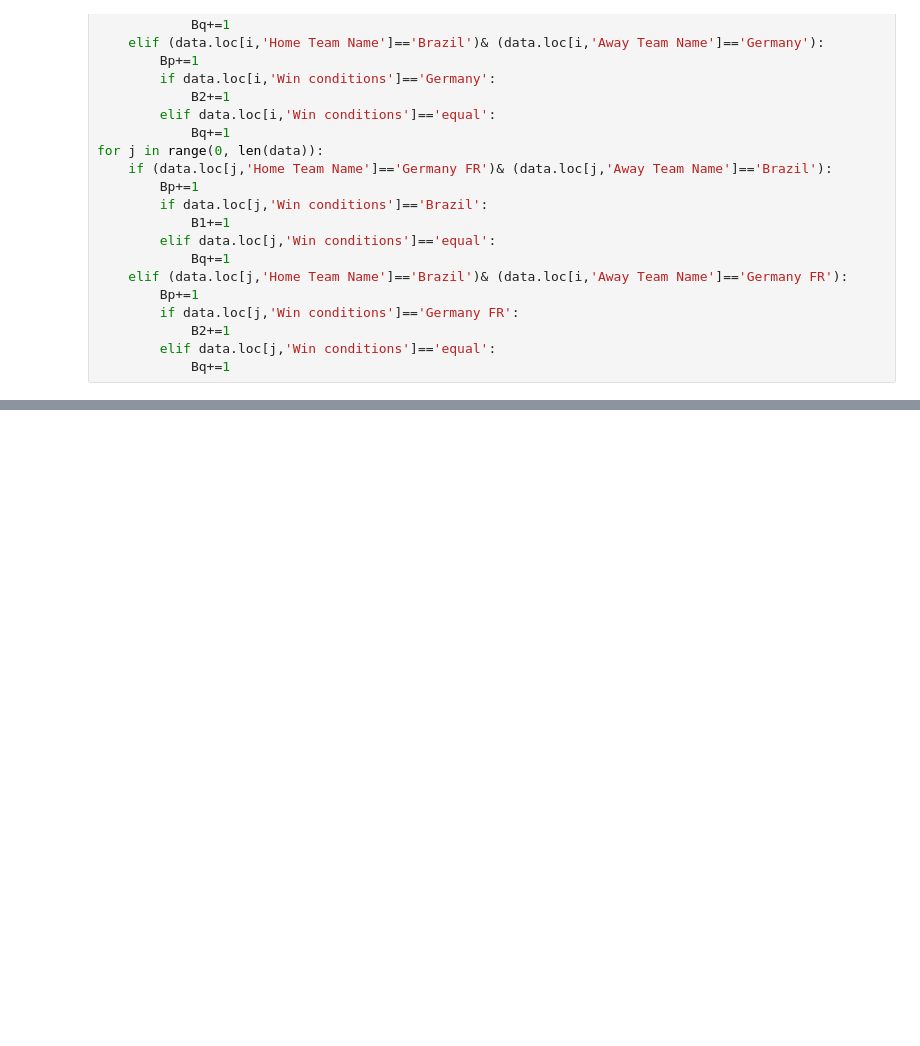
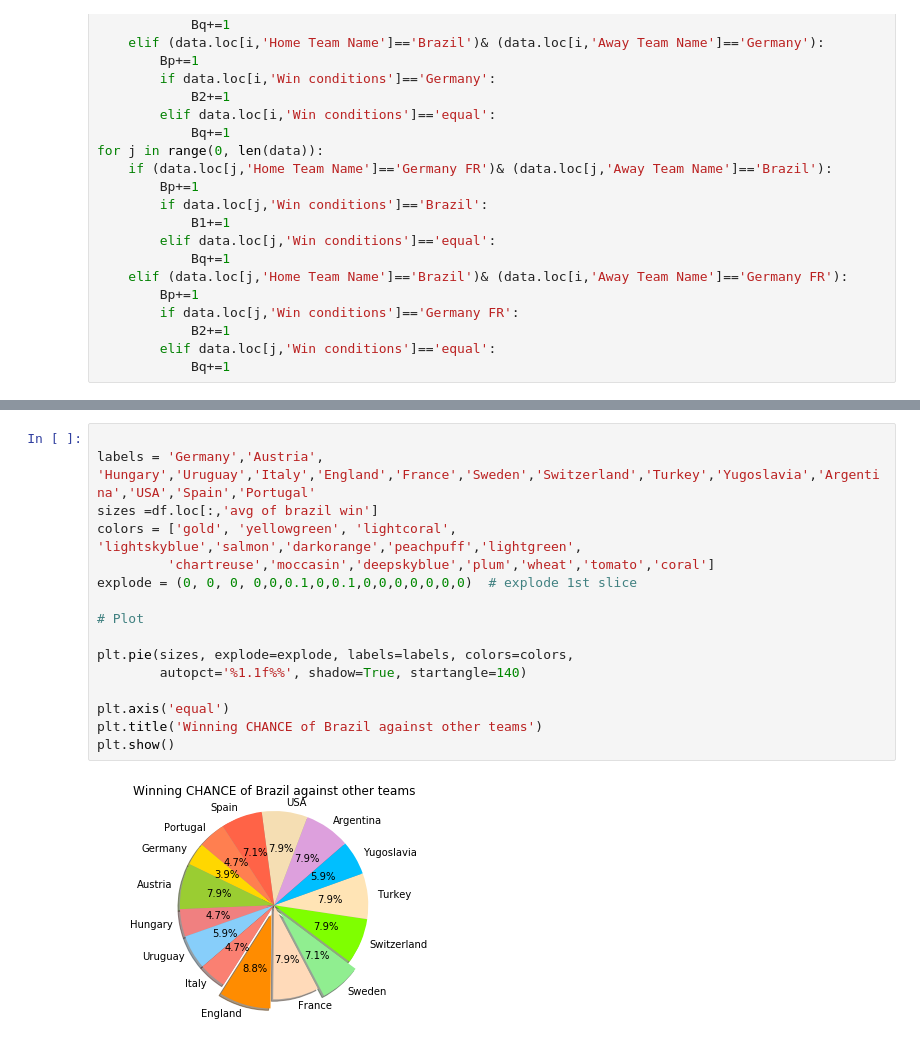
Before and after one commit to MasoudMoeini/Football-World-Cup, a Jupyter notebook: Football_WorldCup_03.ipynb, the cells around one changed output, grey strips where cells are left out. Cells and saved outputs as stored; diff of their text form; blank space fills up the shorter version.

```diff
--- a/Football_WorldCup_03.ipynb
+++ b/Football_WorldCup_03.ipynb
@@ -79,0 +159,18 @@ for j in range(0, len(data)):
+# %%
+
+labels = 'Germany','Austria', 'Hungary','Uruguay','Italy','England','France','Sweden','Switzerland','Turkey','Yugoslavia','Argentina','USA','Spain','Portugal'
+sizes =df.loc[:,'avg of brazil win']
+colors = ['gold', 'yellowgreen', 'lightcoral', 'lightskyblue','salmon','darkorange','peachpuff','lightgreen',
+         'chartreuse','moccasin','deepskyblue','plum','wheat','tomato','coral']
+explode = (0, 0, 0, 0,0,0.1,0,0.1,0,0,0,0,0,0,0)  # explode 1st slice
+
+# Plot
+
+plt.pie(sizes, explode=explode, labels=labels, colors=colors,
+        autopct='%1.1f%%', shadow=True, startangle=140)
+
+plt.axis('equal')
+plt.title('Winning CHANCE of Brazil against other teams')
+plt.show()
+# %% [output]
+[figure, added]
```
Also changed, not shown: parts of 3 cells of this notebook.
